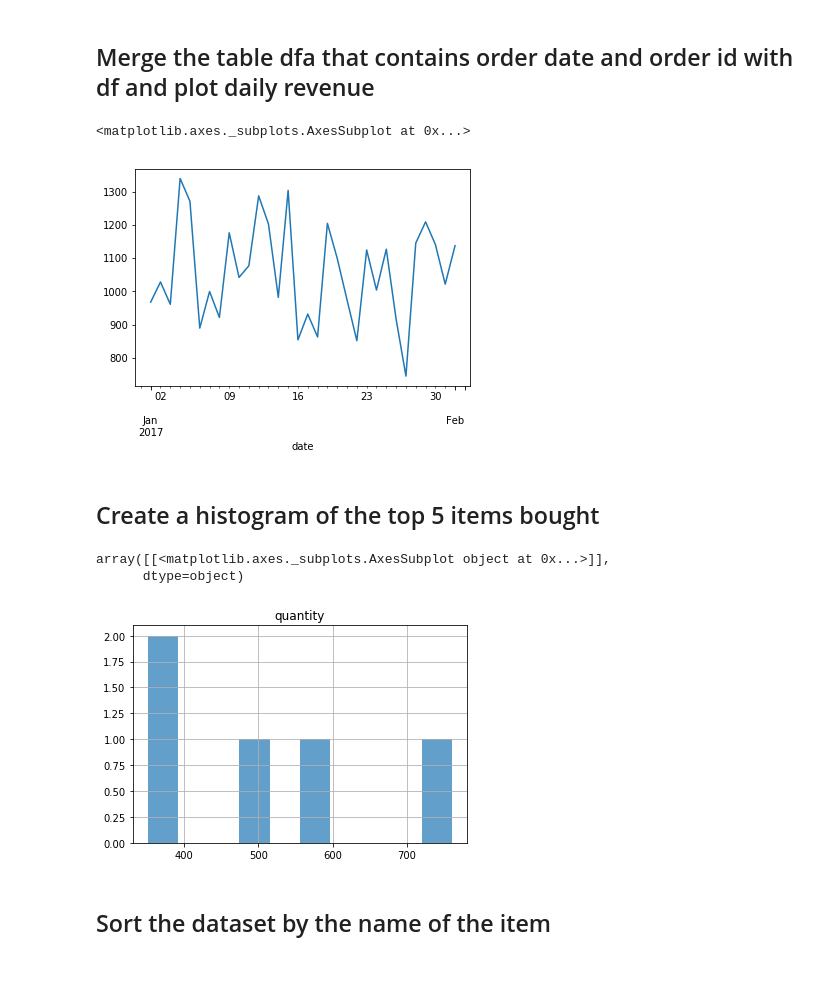
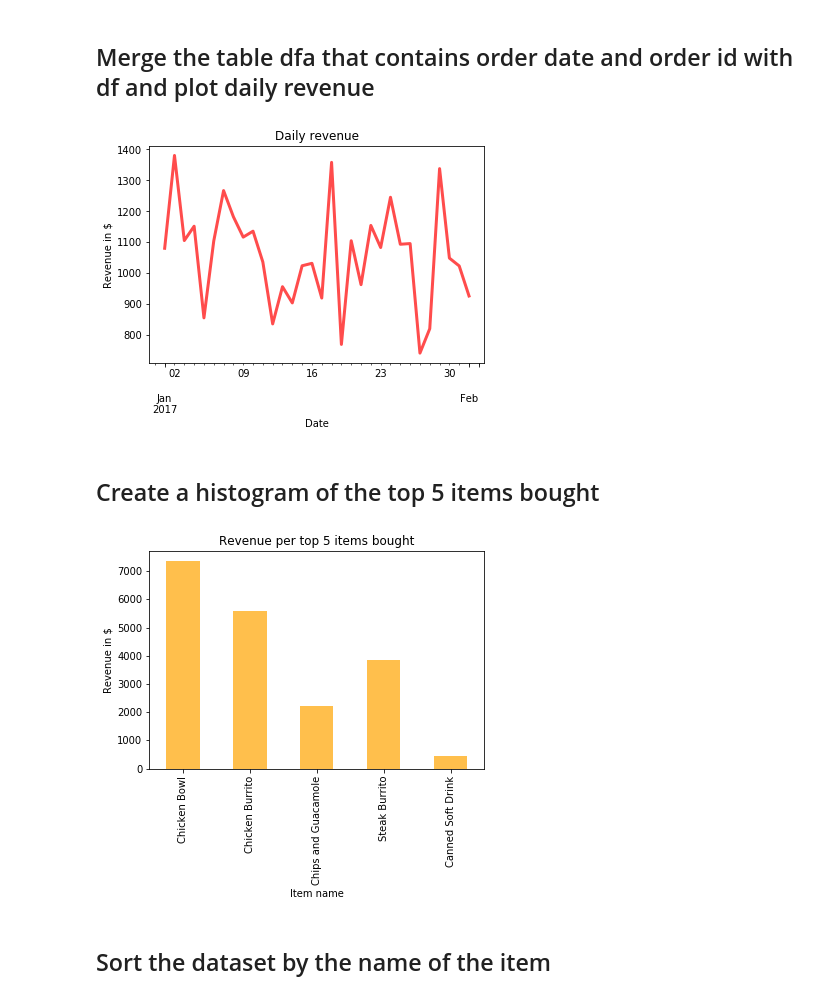
Before and after one commit to kirillovID/practical-work, a Jupyter notebook: Pandas-homework.ipynb, the cells around one changed output. Saved outputs shown, nothing was run; the diff lists cells and outputs as text; code cells hidden in the pictures; blank space fills up the shorter version.

```diff
--- a/Pandas-homework.ipynb
+++ b/Pandas-homework.ipynb
@@ -95,18 +95,25 @@ df['item_price'].sum()/df.order_id.unique().size
 # %%
 dfa = pd.DataFrame({"date": np.random.choice(pd.date_range(start="20170101", end="20170201"), size=1800),
                    "order_id": np.arange(1800)})
-pd.merge(df, dfa).groupby('date').apply(lambda x: sum(x.item_price)).plot(kind='line')
+pd.merge(df, dfa).groupby('date').apply(lambda x: sum(x.item_price)).plot(kind='line', c='r', alpha=0.7, linewidth=3)
+plt.xlabel('Date')
+plt.ylabel('Revenue in $')
+plt.title('Daily revenue')
+plt.show()
 # %% [output]
-<matplotlib.axes._subplots.AxesSubplot at 0x...>
-[figure, old version]
+[figure, new version]
 # %% [markdown]
 ## Create a histogram of the top 5 items bought
 # %%
-df.groupby('item_name').sum().sort_values(by='quantity', ascending=False).head(5).hist(column='quantity', alpha=0.7)
+df.groupby('item_name').sum().sort_values(by='quantity', ascending=False).head(5).drop(
+    labels=['order_id', 'quantity'], axis=1).plot(kind='bar', legend=None, color='orange', alpha=0.7)
+
+plt.xlabel('Item name')
+plt.ylabel('Revenue in $')
+plt.title('Revenue per top 5 items bought')
+plt.show()
 # %% [output]
-array([[<matplotlib.axes._subplots.AxesSubplot object at 0x...>]],
-      dtype=object)
-[figure, old version]
+[figure, new version]
 # %% [markdown]
 ## Sort the dataset by the name of the item
 # %%
```
Also changed, not shown: parts of 2 cells of this notebook.
